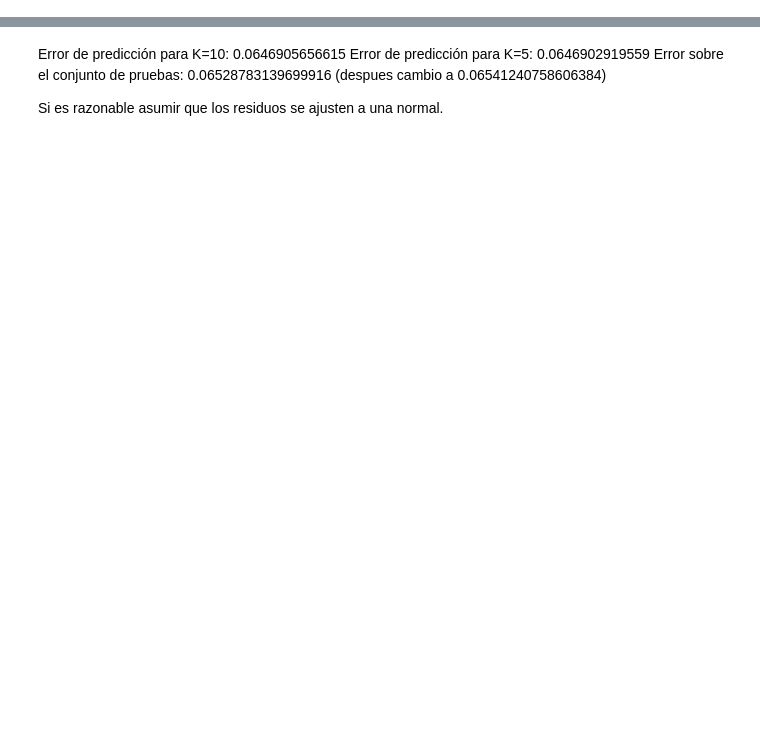
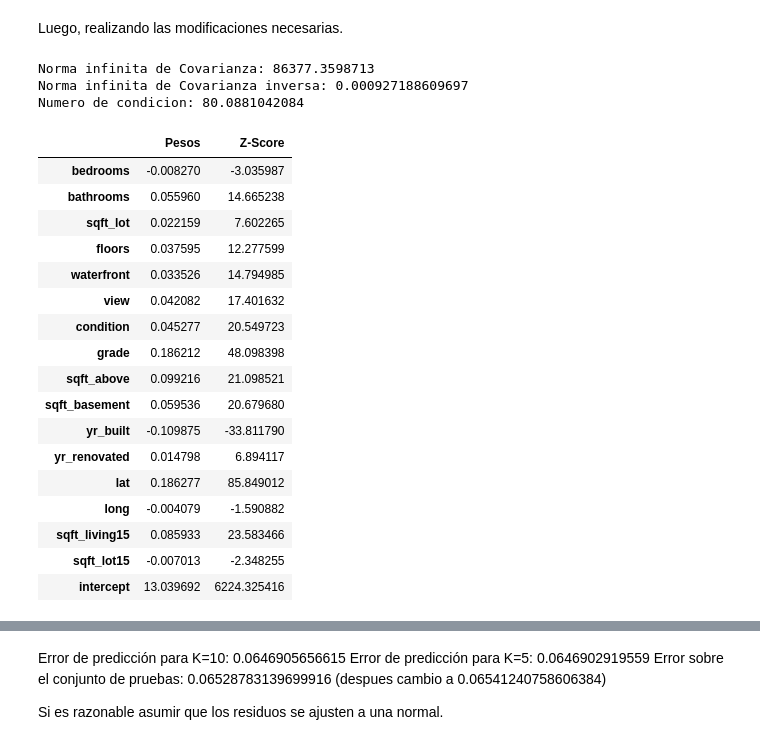
Before and after one commit to JavierL1/Tarea1-INF393, a Jupyter notebook: Tarea1.ipynb, the cells around one changed output, grey strips where cells are left out. Drawn from its saved outputs; the diff is of its cells as text; code cells hidden in the pictures; blank space fills up the shorter version.

```diff
--- a/Tarea1.ipynb
+++ b/Tarea1.ipynb
@@ -324,0 +120,16 @@ pylab.show()
+# %%
+X = df_scaled.iloc[:, 1:]
+N = X.shape[0]
+X.insert(X.shape[1], 'intercept', np.ones(N))
+p = X.shape[1]
+y = df_scaled['price']
+mascara = np.zeros(N)
+Ntrain = int(N*0.7)
+mascara[:Ntrain] = 1
+istrain = mascara == 1
+Xtrain = X[istrain]
+ytrain = y[istrain]
+Xtest = X[np.logical_not(istrain)]
+ytest = y[np.logical_not(istrain)]
+linreg = lm.LinearRegression(fit_intercept = False)
+linreg.fit(Xtrain, ytrain)
@@ -324,0 +217,64 @@ pylab.show()
+# %% [markdown]
+Luego, realizando las modificaciones necesarias.
+# %%
+X = df_scaled.iloc[:, 1:]
+X.insert(X.shape[1], 'intercept', np.ones(N))
+p = X.shape[1]
+Xtrain = X[istrain]
+Xtest = X[np.logical_not(istrain)]
+linreg = lm.LinearRegression(fit_intercept = False)
+linreg.fit(Xtrain, ytrain)
+
+weights = linreg.coef_
+atribute_names = list(X.columns.values)
+
+Xm = Xtrain.as_matrix()
+
+yhat = linreg.predict(Xtrain)
+
+sigma = np.sqrt(np.mean(np.power(ytrain-yhat,2)))
+
+covar = np.dot(Xm.T,Xm)
+inv_covar = np.linalg.inv(covm)
+covar_inf_norm = np.linalg.norm(covar, np.inf)
+inv_covar_inf_norm = np.linalg.norm(inv_covar, np.inf)
+
+print("Norma infinita de Covarianza:",covar_inf_norm,
+      "\nNorma infinita de Covarianza inversa:",inv_covar_inf_norm,
+      "\nNumero de condicion:",covar_inf_norm*inv_covar_inf_norm)
+
+diag_inv_covar = inv_covar.diagonal()
+
+zscores = np.zeros(p)
+
+for i in range(p):
+    zscores[i] = weights[i]/(sigma*np.sqrt(diag_inv_covar[i]))
+
+d = {'Pesos' : pd.Series(weights, index = atribute_names),
+    'Z-Score': pd.Series(zscores, index = atribute_names)}
+
+w_and_z = pd.DataFrame(d)
+
+w_and_z.head(18)
+# %% [output]
+Norma infinita de Covarianza: 86377.3598713
+Norma infinita de Covarianza inversa: 0.000927188609697
+Numero de condicion: 80.0881042084
+|  | Pesos | Z-Score |
+| bedrooms | -0.008270 | -3.035987 |
+| bathrooms | 0.055960 | 14.665238 |
+| sqft_lot | 0.022159 | 7.602265 |
+| floors | 0.037595 | 12.277599 |
+| waterfront | 0.033526 | 14.794985 |
+| view | 0.042082 | 17.401632 |
+| condition | 0.045277 | 20.549723 |
+| grade | 0.186212 | 48.098398 |
+| sqft_above | 0.099216 | 21.098521 |
+| sqft_basement | 0.059536 | 20.679680 |
+| yr_built | -0.109875 | -33.811790 |
+| yr_renovated | 0.014798 | 6.894117 |
+| lat | 0.186277 | 85.849012 |
+| long | -0.004079 | -1.590882 |
+| sqft_living15 | 0.085933 | 23.583466 |
+| sqft_lot15 | -0.007013 | -2.348255 |
+| intercept | 13.039692 | 6224.325416 |
```
Also changed, not shown: parts of 46 cells of this notebook.
